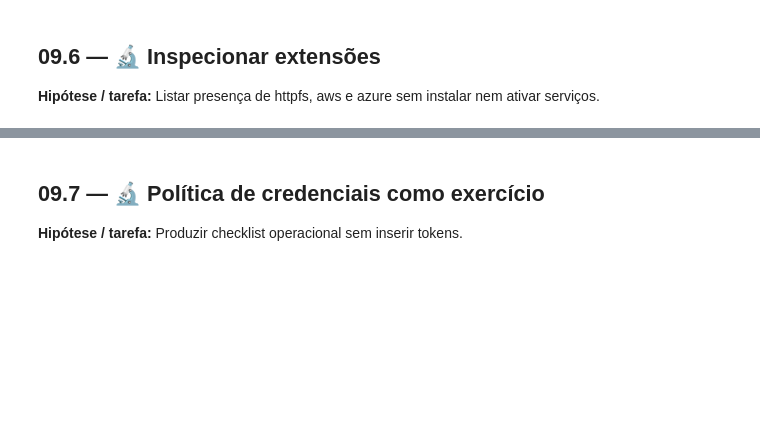
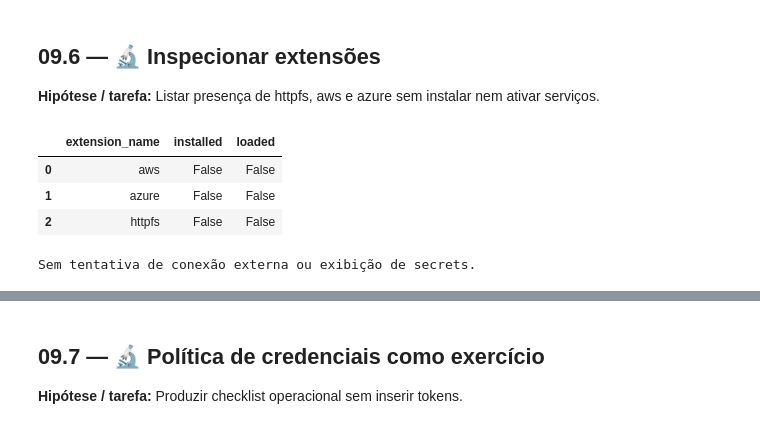
Before and after one commit to aestevaomoraes/duckdb-masterclass, a Jupyter notebook: 09_Extensoes_de_Nuvem_e_Secrets_Manager_Corporativo.ipynb, the cells around one changed output, grey strips where cells are left out. Saved outputs shown, nothing was run; the diff lists cells and outputs as text; code cells hidden in the pictures; blank space fills up the shorter version.

Commit message:
docs: finalize DuckDB Masterclass chapter 09

```diff
--- a/09_Extensoes_de_Nuvem_e_Secrets_Manager_Corporativo.ipynb
+++ b/09_Extensoes_de_Nuvem_e_Secrets_Manager_Corporativo.ipynb
@@ -65,8 +185,28 @@ assert int(res['n'].sum())==100
 
 **Hipótese / tarefa:** Listar presença de httpfs, aws e azure sem instalar nem ativar serviços.
 # %%
-extensoes=con.execute("""SELECT extension_name,installed,loaded FROM duckdb_extensions()
- WHERE extension_name IN ('httpfs','aws','azure') ORDER BY extension_name""").df()
+# Consulta ao catálogo de extensões do DuckDB.
+# duckdb_extensions() informa o estado de cada extensão (instalada e carregada)
+# sem abrir conexão com nenhuma fonte externa.
+extensoes = con.execute("""
+    SELECT
+        extension_name,
+        installed,
+        loaded
+    FROM duckdb_extensions()
+    -- Restringe a lista às extensões de acesso a armazenamento em nuvem.
+    WHERE extension_name IN ('httpfs', 'aws', 'azure')
+    ORDER BY extension_name
+""").df()
+
 display(extensoes)
+
+# Declara explicitamente o escopo da célula: só metadados locais são lidos.
 print('Sem tentativa de conexão externa ou exibição de secrets.')
+# %% [output]
+|  | extension_name | installed | loaded |
+| 0 | aws | False | False |
+| 1 | azure | False | False |
+| 2 | httpfs | False | False |
+Sem tentativa de conexão externa ou exibição de secrets.
 # %% [markdown]
```
Also changed, not shown: parts of 14 cells of this notebook.
